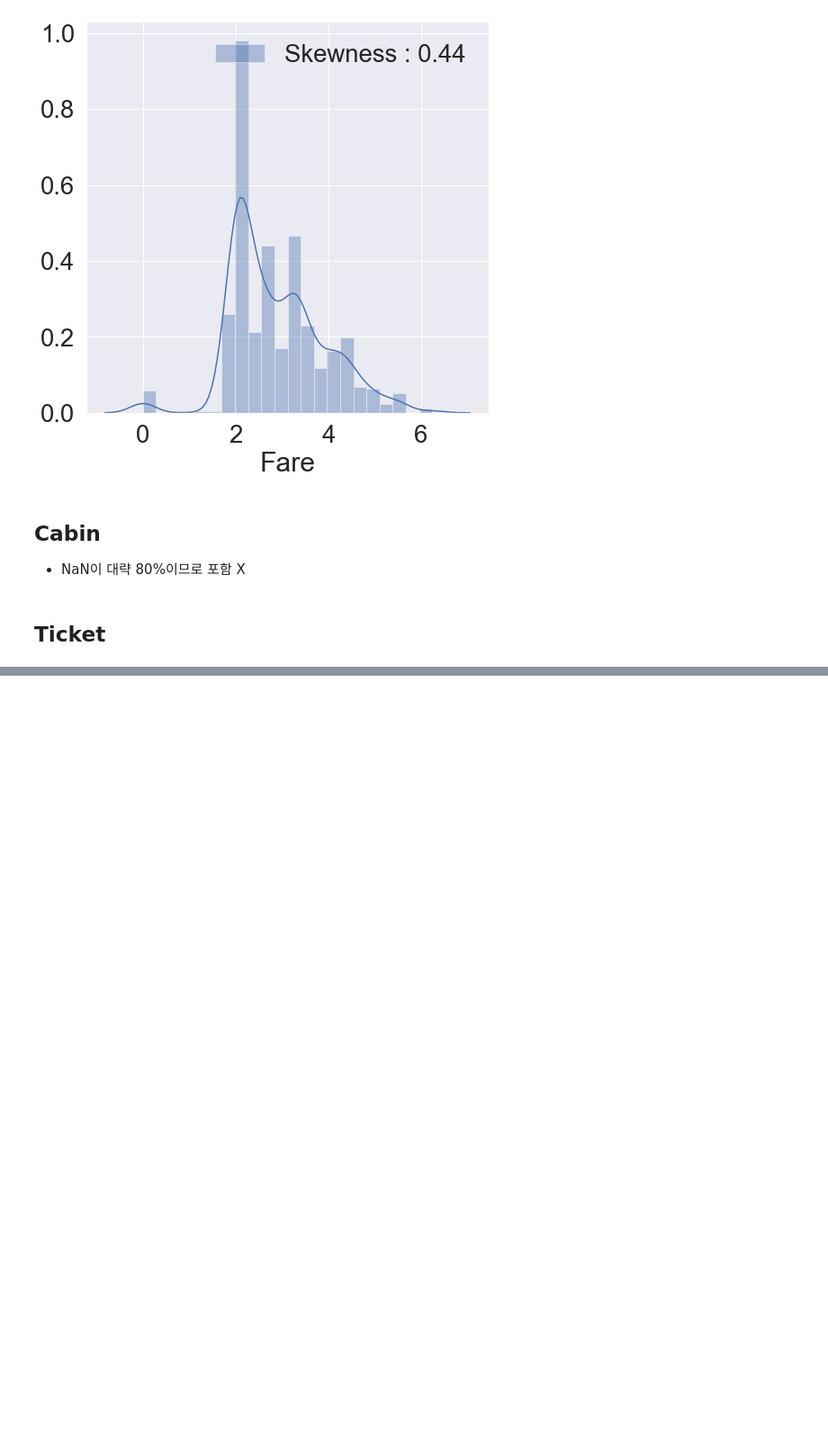
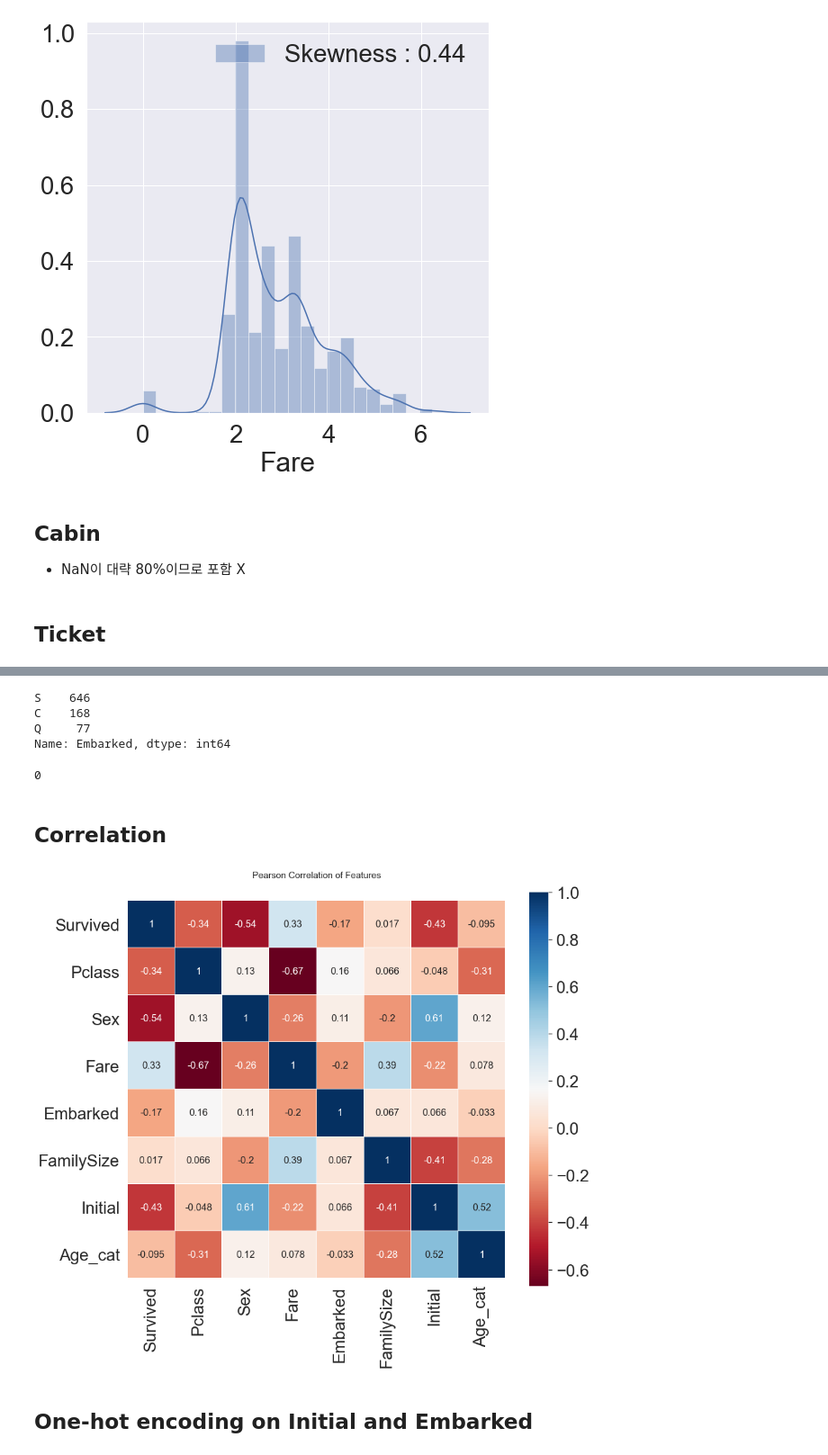
Before and after one commit to Park-taenam/Kaggle, a Jupyter notebook: Titanic/Titanic_Tutorial.ipynb, the cells around one changed output, grey strips where cells are left out. Shown at 90% size. Saved outputs shown, nothing was run; the diff lists cells and outputs as text; code cells hidden in the pictures; blank space fills up the shorter version.

```diff
--- a/Titanic/Titanic_Tutorial.ipynb
+++ b/Titanic/Titanic_Tutorial.ipynb
@@ -514,0 +679,4 @@ Name: Ticket, Length: 681, dtype: int64
+# %%
+# 중복되는 Age_cat과 Age 제거
+df_train.drop(['Age', 'Age_cat_2'], axis=1, inplace=True)
+df_test.drop(['Age'], axis=1, inplace=True)
@@ -514,0 +685,5 @@ Name: Ticket, Length: 681, dtype: int64
+# %%
+# Initial
+# map method
+df_train['Initial'] = df_train['Initial'].map({'Master':0, 'Miss':1, 'Mr':2, 'Mars':3, 'Other':4})
+df_test['Initial'] = df_test['Initial'].map({'Master':0, 'Miss':1, 'Mr':2, 'Mars':3, 'Other':4})
@@ -514,0 +694,41 @@ Name: Ticket, Length: 681, dtype: int64
+# %%
+df_train['Embarked'].value_counts()
+# %% [output]
+S    646
+C    168
+Q     77
+Name: Embarked, dtype: int64
+# %%
+# Embarked
+df_train['Embarked'] = df_train['Embarked'].map({'C':0, 'Q':1, 'S':2})
+df_test['Embarked'] = df_test['Embarked'].map({'C':0, 'Q':1, 'S':2})
+# %%
+df_train['Embarked'].isnull().sum()
+# %% [output]
+0
+# %%
+# Sex
+df_train['Sex'] = df_train['Sex'].map({'female':0, 'male':1})
+df_test['Sex'] = df_test['Sex'].map({'female':0, 'male':1})
+# %% [markdown]
+## Correlation
+# %%
+heatmap_data = df_train[['Survived', 'Pclass', 'Sex', 'Fare', 'Embarked', 'FamilySize', 'Initial', 'Age_cat']]
+
+colormap = plt.cm.RdBu
+plt.figure(figsize=(14,12))
+plt.title('Pearson Correlation of Features', y=1.05, size=15)
+sns.heatmap(heatmap_data.astype(float).corr(),
+            linewidths=0.1,
+            vmax=1.0,
+            square=True,
+            cmap=colormap,
+            linecolor='white',
+            annot=True,
+            annot_kws={'size':16})
+
+del heatmap_data
+# %% [output]
+[figure, added]
+# %% [markdown]
+## One-hot encoding on Initial and Embarked
```
Also changed, not shown: parts of 33 cells of this notebook.
